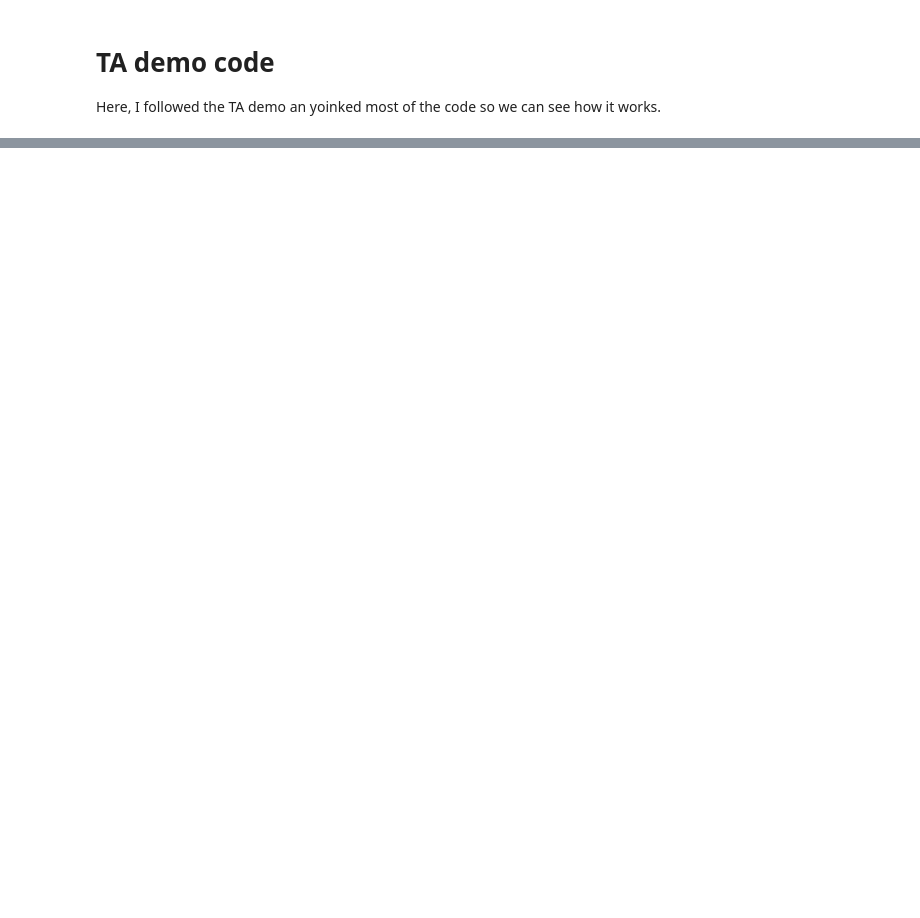
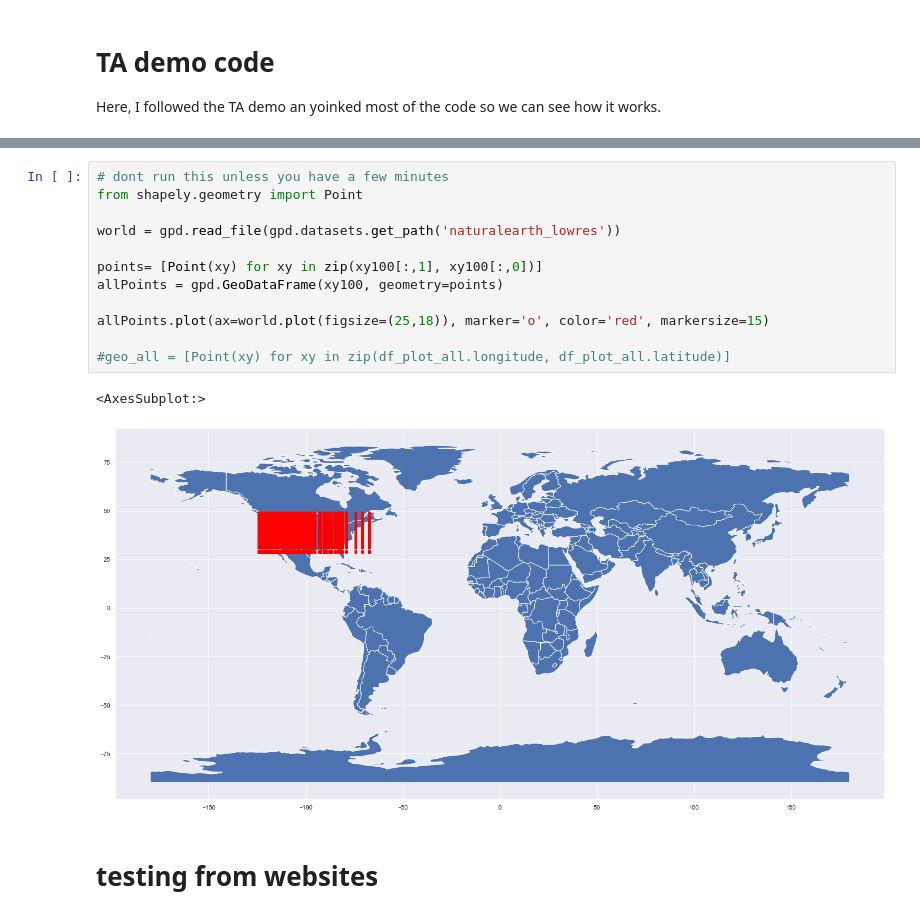
Before and after one commit to ci0cc0lat0/Data-Science-Group-Work, a Jupyter notebook: group_notebook.ipynb, the cells around one changed output, grey strips where cells are left out. Saved outputs shown, nothing was run; the diff lists cells and outputs as text; blank space fills up the shorter version.

```diff
--- a/group_notebook.ipynb
+++ b/group_notebook.ipynb
@@ -167,0 +186,17 @@ xy100 = np.vstack([y100.ravel(),x100.ravel()]).T
+# %%
+# dont run this unless you have a few minutes
+from shapely.geometry import Point
+
+world = gpd.read_file(gpd.datasets.get_path('naturalearth_lowres'))
+
+points= [Point(xy) for xy in zip(xy100[:,1], xy100[:,0])]
+allPoints = gpd.GeoDataFrame(xy100, geometry=points)
+
+allPoints.plot(ax=world.plot(figsize=(25,18)), marker='o', color='red', markersize=15)
+
+#geo_all = [Point(xy) for xy in zip(df_plot_all.longitude, df_plot_all.latitude)]
+# %% [output]
+<AxesSubplot:>
+[figure, added]
+# %% [markdown]
+# testing from websites
```
Also changed, not shown: parts of 20 cells of this notebook, 10 other files.
